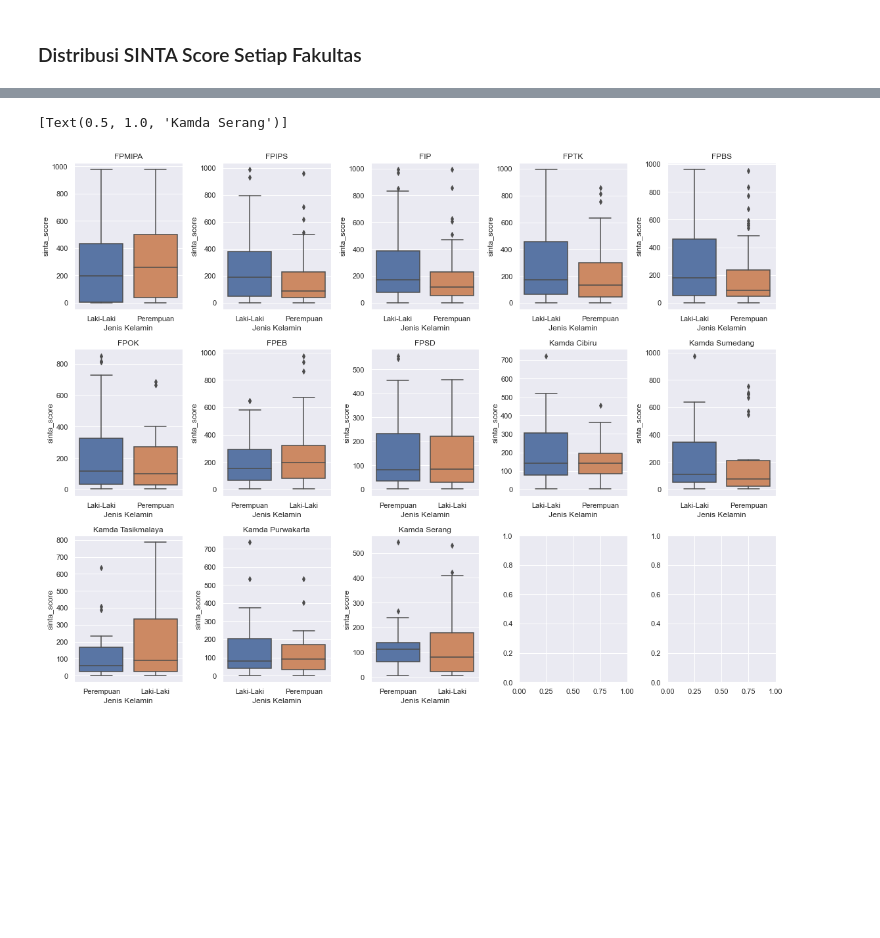
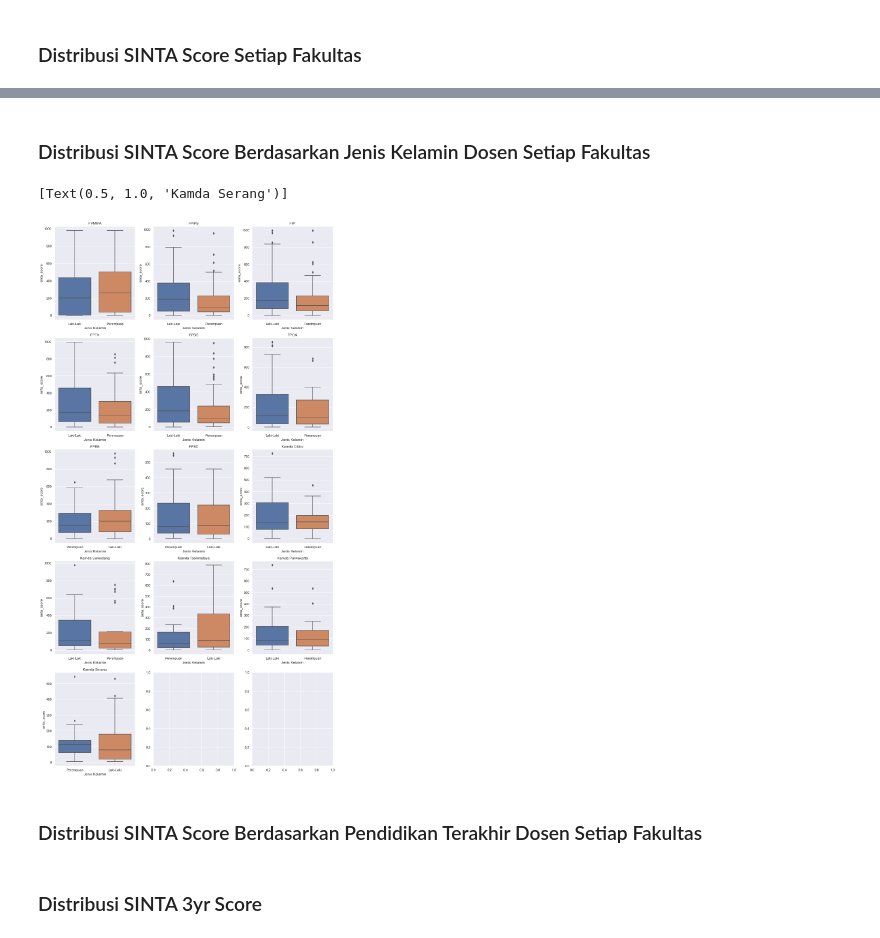
Before and after one commit to crypter7054/EDA-UPI-2022, a Jupyter notebook: EDA UPI Rev.1.ipynb, the cells around one changed output, grey strips where cells are left out. Cells and saved outputs as stored; diff of their text form; code cells hidden in the pictures; blank space fills up the shorter version.

```diff
--- a/EDA UPI Rev.1.ipynb
+++ b/EDA UPI Rev.1.ipynb
@@ -378,35 +447,39 @@ plt.show()
+# %% [markdown]
+### Distribusi SINTA Score Berdasarkan Jenis Kelamin Dosen Setiap Fakultas
 # %%
 fpmipa = df.loc[df['Fakultas'] == "FPMIPA"]
 fpips = df.loc[df['Fakultas'] == "FPIPS"]
 fip = df.loc[df['Fakultas'] == "FIP"]
 fptk = df.loc[df['Fakultas'] == "FPTK"]
 fpbs = df.loc[df['Fakultas'] == "FPBS"]
 fpok = df.loc[df['Fakultas'] == "FPOK"]
 fpeb = df.loc[df['Fakultas'] == "FPEB"]
 fpsd = df.loc[df['Fakultas'] == "FPSD"]
 kamda_cibiru = df.loc[df['Fakultas'] == "Kampus UPI di Cibiru"]
 kamda_sumedang = df.loc[df['Fakultas'] == "Kampus UPI di Sumedang"]
 kamda_tasik = df.loc[df['Fakultas'] == "Kampus UPI di Tasikmalaya"]
 kamda_pwk = df.loc[df['Fakultas'] == "Kampus UPI di Purwakarta"]
 kamda_serang = df.loc[df['Fakultas'] == "Kampus UPI di Serang"]
 
-fig, axes = plt.subplots(3, 5, figsize=(16, 12))
+fig, axes = plt.subplots(5, 3, figsize=(14, 26))
 fig.tight_layout()
 fig.tight_layout(pad=3.0)
 
 sns.boxplot(data=fpmipa, x='Jenis Kelamin', y='sinta_score', ax=axes[0,0]).set(title='FPMIPA')
 sns.boxplot(data=fpips, x='Jenis Kelamin', y='sinta_score', ax=axes[0,1]).set(title='FPIPS')
 sns.boxplot(data=fip, x='Jenis Kelamin', y='sinta_score', ax=axes[0,2]).set(title='FIP')
-sns.boxplot(data=fptk, x='Jenis Kelamin', y='sinta_score', ax=axes[0,3]).set(title='FPTK')
-sns.boxplot(data=fpbs, x='Jenis Kelamin', y='sinta_score', ax=axes[0,4]).set(title='FPBS')
-sns.boxplot(data=fpok, x='Jenis Kelamin', y='sinta_score', ax=axes[1,0]).set(title='FPOK')
-sns.boxplot(data=fpeb, x='Jenis Kelamin', y='sinta_score', ax=axes[1,1]).set(title='FPEB')
-sns.boxplot(data=fpsd, x='Jenis Kelamin', y='sinta_score', ax=axes[1,2]).set(title='FPSD')
-sns.boxplot(data=kamda_cibiru, x='Jenis Kelamin', y='sinta_score', ax=axes[1,3]).set(title='Kamda Cibiru')
-sns.boxplot(data=kamda_sumedang, x='Jenis Kelamin', y='sinta_score', ax=axes[1,4]).set(title='Kamda Sumedang')
-sns.boxplot(data=kamda_tasik, x='Jenis Kelamin', y='sinta_score', ax=axes[2,0]).set(title='Kamda Tasikmalaya')
-sns.boxplot(data=kamda_pwk, x='Jenis Kelamin', y='sinta_score', ax=axes[2,1]).set(title='Kamda Purwakarta')
-sns.boxplot(data=kamda_serang, x='Jenis Kelamin', y='sinta_score', ax=axes[2,2]).set(title='Kamda Serang')
+sns.boxplot(data=fptk, x='Jenis Kelamin', y='sinta_score', ax=axes[1,0]).set(title='FPTK')
+sns.boxplot(data=fpbs, x='Jenis Kelamin', y='sinta_score', ax=axes[1,1]).set(title='FPBS')
+sns.boxplot(data=fpok, x='Jenis Kelamin', y='sinta_score', ax=axes[1,2]).set(title='FPOK')
+sns.boxplot(data=fpeb, x='Jenis Kelamin', y='sinta_score', ax=axes[2,0]).set(title='FPEB')
+sns.boxplot(data=fpsd, x='Jenis Kelamin', y='sinta_score', ax=axes[2,1]).set(title='FPSD')
+sns.boxplot(data=kamda_cibiru, x='Jenis Kelamin', y='sinta_score', ax=axes[2,2]).set(title='Kamda Cibiru')
+sns.boxplot(data=kamda_sumedang, x='Jenis Kelamin', y='sinta_score', ax=axes[3,0]).set(title='Kamda Sumedang')
+sns.boxplot(data=kamda_tasik, x='Jenis Kelamin', y='sinta_score', ax=axes[3,1]).set(title='Kamda Tasikmalaya')
+sns.boxplot(data=kamda_pwk, x='Jenis Kelamin', y='sinta_score', ax=axes[3,2]).set(title='Kamda Purwakarta')
+sns.boxplot(data=kamda_serang, x='Jenis Kelamin', y='sinta_score', ax=axes[4,0]).set(title='Kamda Serang')
 # %% [output]
 [Text(0.5, 1.0, 'Kamda Serang')]
-[figure, old version]
+[figure, new version]
+# %% [markdown]
+### Distribusi SINTA Score Berdasarkan Pendidikan Terakhir Dosen Setiap Fakultas
@@ -412,0 +518,2 @@ sns.boxplot(data=kamda_serang, x='Jenis Kelamin', y='sinta_score', ax=axes[2,2])
+# %% [markdown]
+### Distribusi SINTA 3yr Score
```
Also changed, not shown: parts of 40 cells of this notebook.
